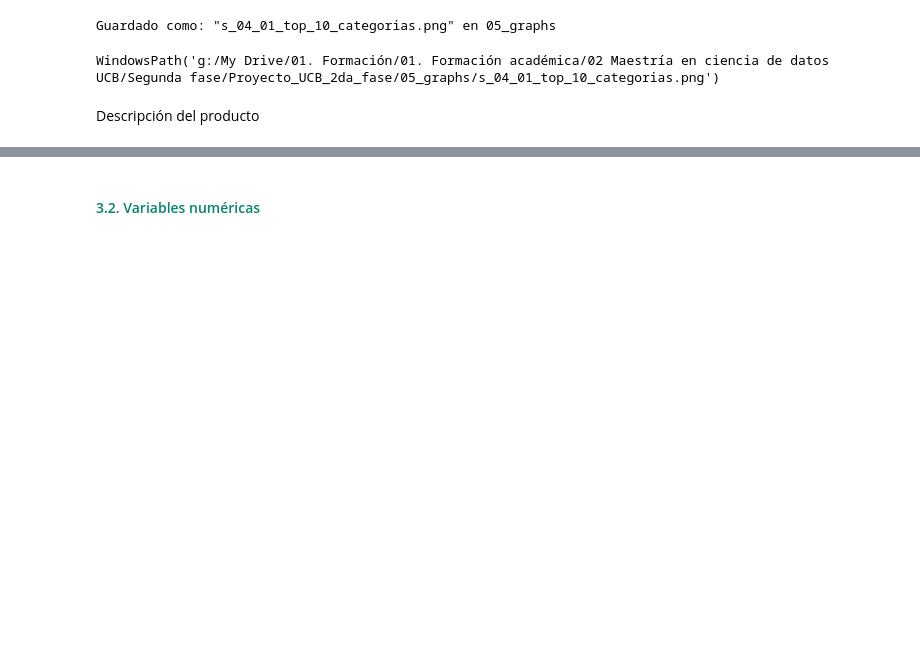
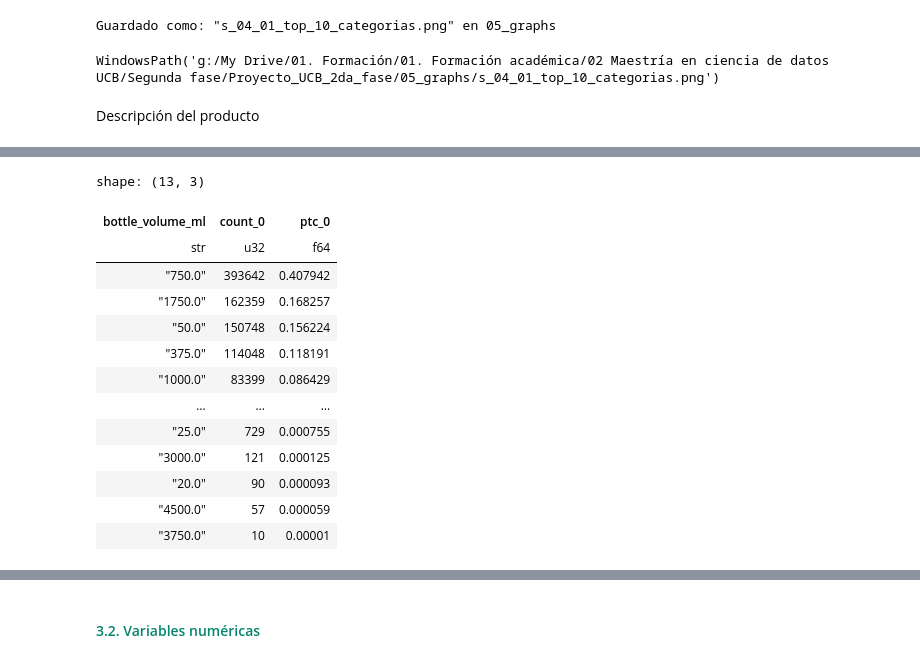
Before and after one commit to charliebrown007/Proyecto_UCB_2da_fase, a Jupyter notebook: 03_scripts/s_04_Fase_02.ipynb, the cells around one changed output, grey strips where cells are left out. Saved outputs shown, nothing was run; the diff lists cells and outputs as text; code cells hidden in the pictures; blank space fills up the shorter version.

```diff
--- a/03_scripts/s_04_Fase_02.ipynb
+++ b/03_scripts/s_04_Fase_02.ipynb
@@ -120,0 +151,20 @@ WindowsPath('g:/My Drive/01. Formación/01. Formación académica/02 Maestría e
+# %%
+df_01.\
+    get_column('bottle_volume_ml').\
+    value_counts(name = 'count_0', sort = True).\
+    with_columns( (pl.col('count_0') / pl.sum('count_0')).alias('ptc_0') )
+# %% [output]
+shape: (13, 3)
+| bottle_volume_ml | count_0 | ptc_0 |
+| str | u32 | f64 |
+| "750.0" | 393642 | 0.407942 |
+| "1750.0" | 162359 | 0.168257 |
+| "50.0" | 150748 | 0.156224 |
+| "375.0" | 114048 | 0.118191 |
+| "1000.0" | 83399 | 0.086429 |
+| … | … | … |
+| "25.0" | 729 | 0.000755 |
+| "3000.0" | 121 | 0.000125 |
+| "20.0" | 90 | 0.000093 |
+| "4500.0" | 57 | 0.000059 |
+| "3750.0" | 10 | 0.00001 |
```
Also changed, not shown: parts of 15 cells of this notebook, 7 other files.
